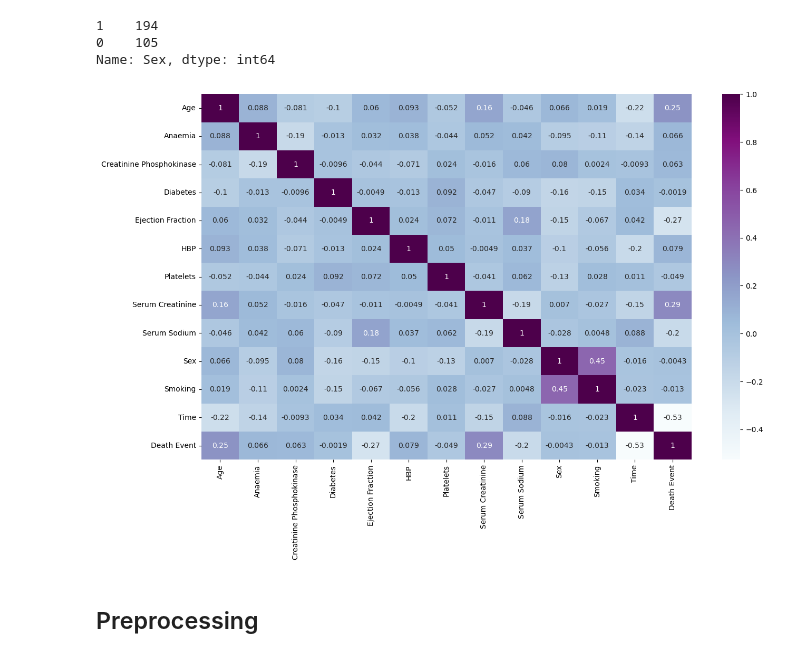
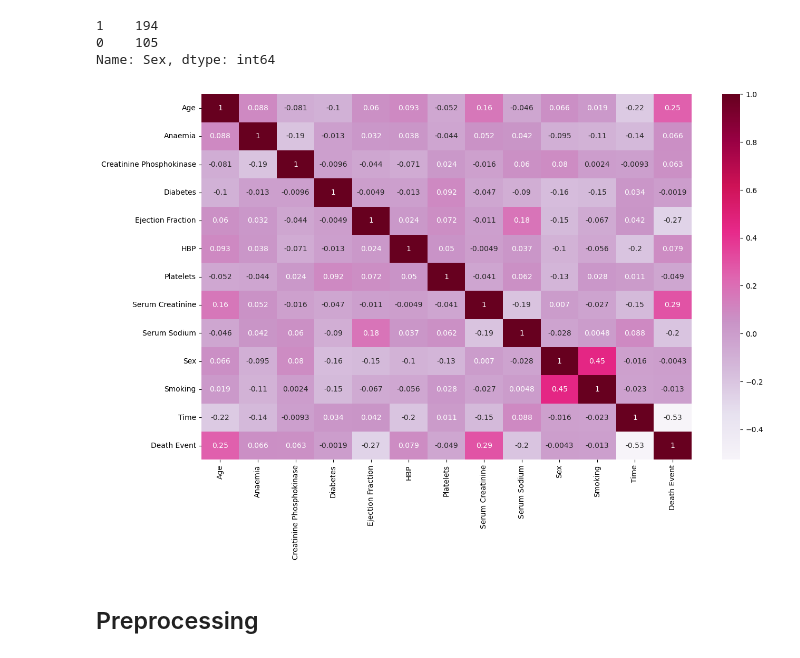
Before and after one commit to BSU04/Heart-Failure-Prediction, a Jupyter notebook: heart-failure-prediction.ipynb, the cells around one changed output. Saved outputs shown, nothing was run; the diff lists cells and outputs as text; code cells hidden in the pictures.

```diff
--- a/heart-failure-prediction.ipynb
+++ b/heart-failure-prediction.ipynb
@@ -245,9 +245,9 @@ hf["Sex"].value_counts()
 Name: Sex, dtype: int64
 # %%
 plt.figure(figsize=(15,9))
-sns.heatmap(hf.corr(),annot=True,cmap="BuPu");
+sns.heatmap(hf.corr(),annot=True,cmap="PuRd");
 # %% [output]
-[figure, old version]
+[figure, new version]
 # %% [markdown]
 ## Preprocessing
 # %%
```
Also changed, not shown: parts of 2 cells of this notebook.
